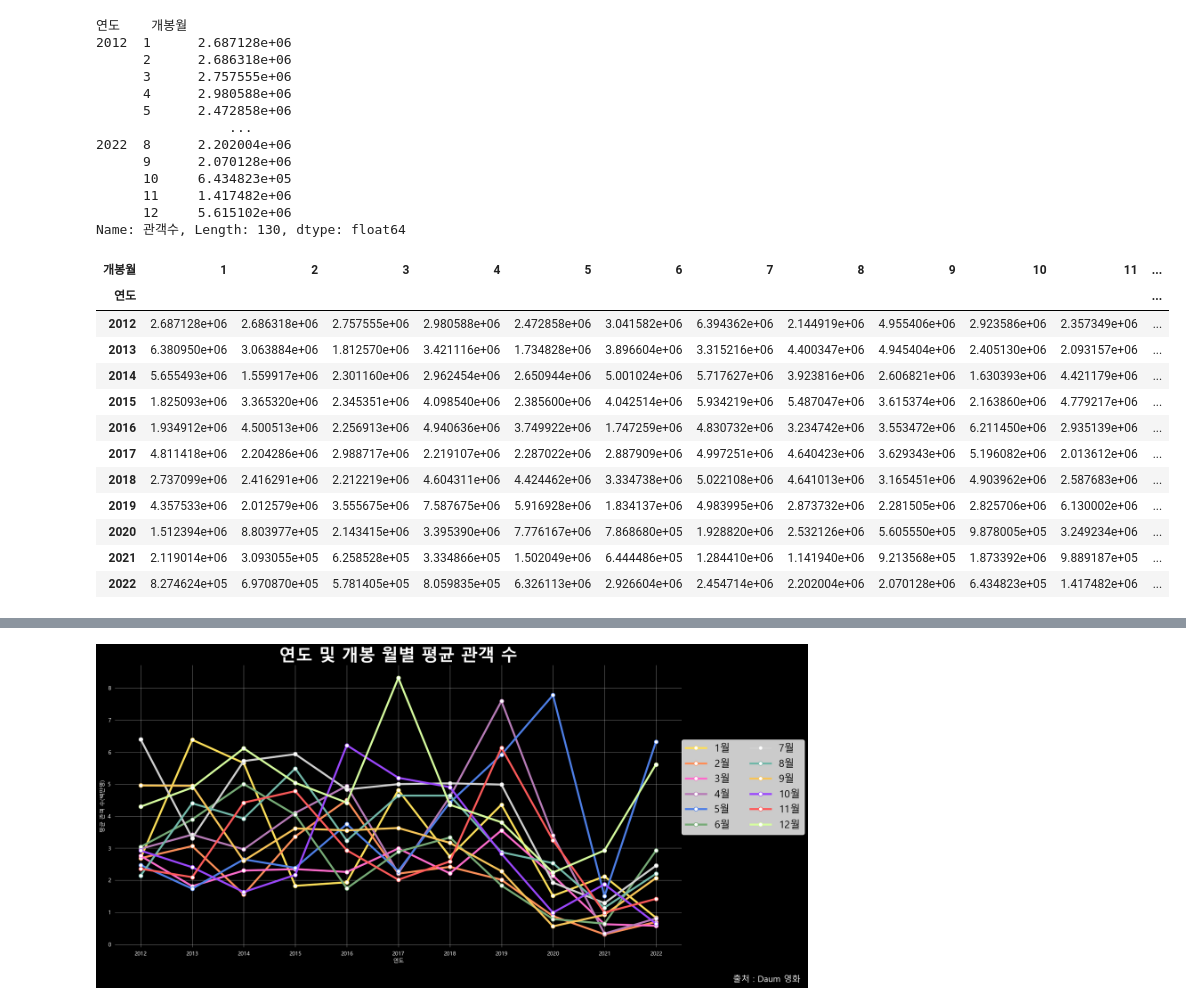
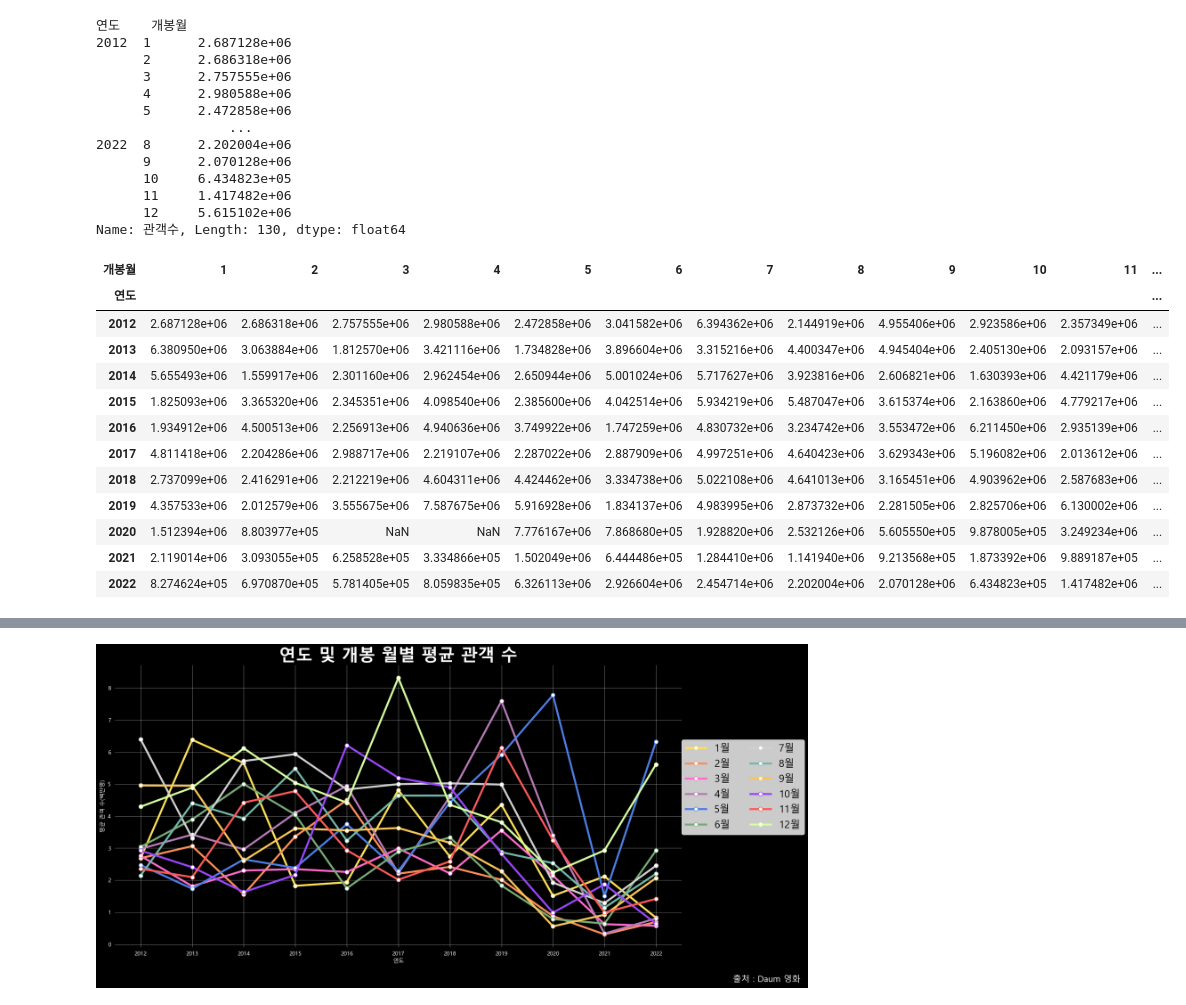
Before and after one commit to stu0430/Movie-Data-Analytics, a Jupyter notebook: main.ipynb, the cells around one changed output, grey strips where cells are left out. Cells and saved outputs as stored; diff of their text form; code cells hidden in the pictures.

```diff
--- a/main.ipynb
+++ b/main.ipynb
@@ -196,19 +197,19 @@ df5
       12     5.615102e+06
 Name: 관객수, Length: 130, dtype: float64
 # %%
-df5 = df5.unstack().fillna(df5.unstack().mean())
+df5 = df5.unstack()
 df5
 # %% [output]
 | 개봉월 | 1 | 2 | 3 | 4 | 5 | 6 | 7 | 8 | 9 | 10 | 11 | ... |
 | 연도 |  |  |  |  |  |  |  |  |  |  |  | ... |
 | 2012 | 2.687128e+06 | 2.686318e+06 | 2.757555e+06 | 2.980588e+06 | 2.472858e+06 | 3.041582e+06 | 6.394362e+06 | 2.144919e+06 | 4.955406e+06 | 2.923586e+06 | 2.357349e+06 | ... |
 | 2013 | 6.380950e+06 | 3.063884e+06 | 1.812570e+06 | 3.421116e+06 | 1.734828e+06 | 3.896604e+06 | 3.315216e+06 | 4.400347e+06 | 4.945404e+06 | 2.405130e+06 | 2.093157e+06 | ... |
 | 2014 | 5.655493e+06 | 1.559917e+06 | 2.301160e+06 | 2.962454e+06 | 2.650944e+06 | 5.001024e+06 | 5.717627e+06 | 3.923816e+06 | 2.606821e+06 | 1.630393e+06 | 4.421179e+06 | ... |
 | 2015 | 1.825093e+06 | 3.365320e+06 | 2.345351e+06 | 4.098540e+06 | 2.385600e+06 | 4.042514e+06 | 5.934219e+06 | 5.487047e+06 | 3.615374e+06 | 2.163860e+06 | 4.779217e+06 | ... |
 | 2016 | 1.934912e+06 | 4.500513e+06 | 2.256913e+06 | 4.940636e+06 | 3.749922e+06 | 1.747259e+06 | 4.830732e+06 | 3.234742e+06 | 3.553472e+06 | 6.211450e+06 | 2.935139e+06 | ... |
 | 2017 | 4.811418e+06 | 2.204286e+06 | 2.988717e+06 | 2.219107e+06 | 2.287022e+06 | 2.887909e+06 | 4.997251e+06 | 4.640423e+06 | 3.629343e+06 | 5.196082e+06 | 2.013612e+06 | ... |
 | 2018 | 2.737099e+06 | 2.416291e+06 | 2.212219e+06 | 4.604311e+06 | 4.424462e+06 | 3.334738e+06 | 5.022108e+06 | 4.641013e+06 | 3.165451e+06 | 4.903962e+06 | 2.587683e+06 | ... |
 | 2019 | 4.357533e+06 | 2.012579e+06 | 3.555675e+06 | 7.587675e+06 | 5.916928e+06 | 1.834137e+06 | 4.983995e+06 | 2.873732e+06 | 2.281505e+06 | 2.825706e+06 | 6.130002e+06 | ... |
-| 2020 | 1.512394e+06 | 8.803977e+05 | 2.143415e+06 | 3.395390e+06 | 7.776167e+06 | 7.868680e+05 | 1.928820e+06 | 2.532126e+06 | 5.605550e+05 | 9.878005e+05 | 3.249234e+06 | ... |
+| 2020 | 1.512394e+06 | 8.803977e+05 | NaN | NaN | 7.776167e+06 | 7.868680e+05 | 1.928820e+06 | 2.532126e+06 | 5.605550e+05 | 9.878005e+05 | 3.249234e+06 | ... |
 | 2021 | 2.119014e+06 | 3.093055e+05 | 6.258528e+05 | 3.334866e+05 | 1.502049e+06 | 6.444486e+05 | 1.284410e+06 | 1.141940e+06 | 9.213568e+05 | 1.873392e+06 | 9.889187e+05 | ... |
 | 2022 | 8.274624e+05 | 6.970870e+05 | 5.781405e+05 | 8.059835e+05 | 6.326113e+06 | 2.926604e+06 | 2.454714e+06 | 2.202004e+06 | 2.070128e+06 | 6.434823e+05 | 1.417482e+06 | ... |
```
Also changed, not shown: parts of 4 cells of this notebook.
